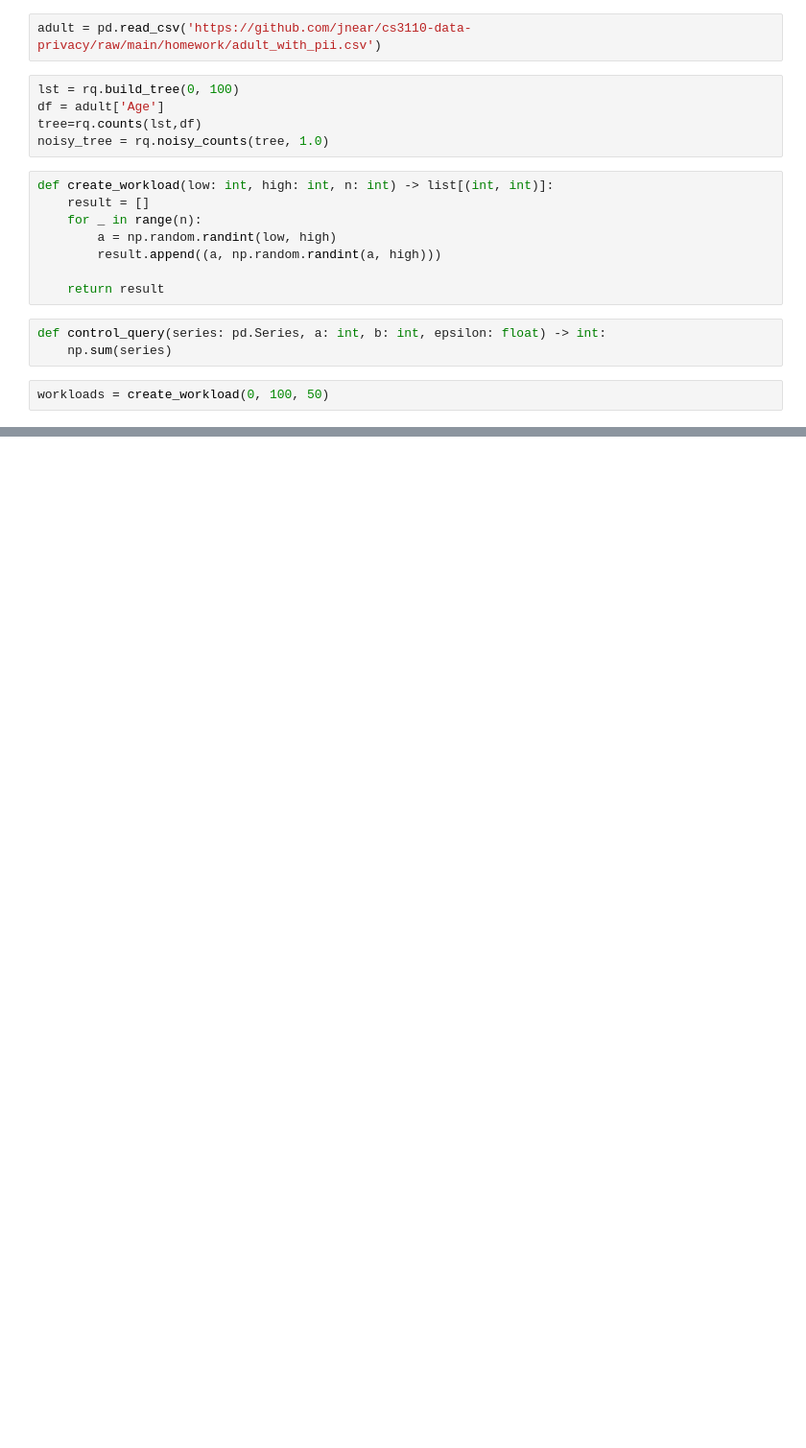
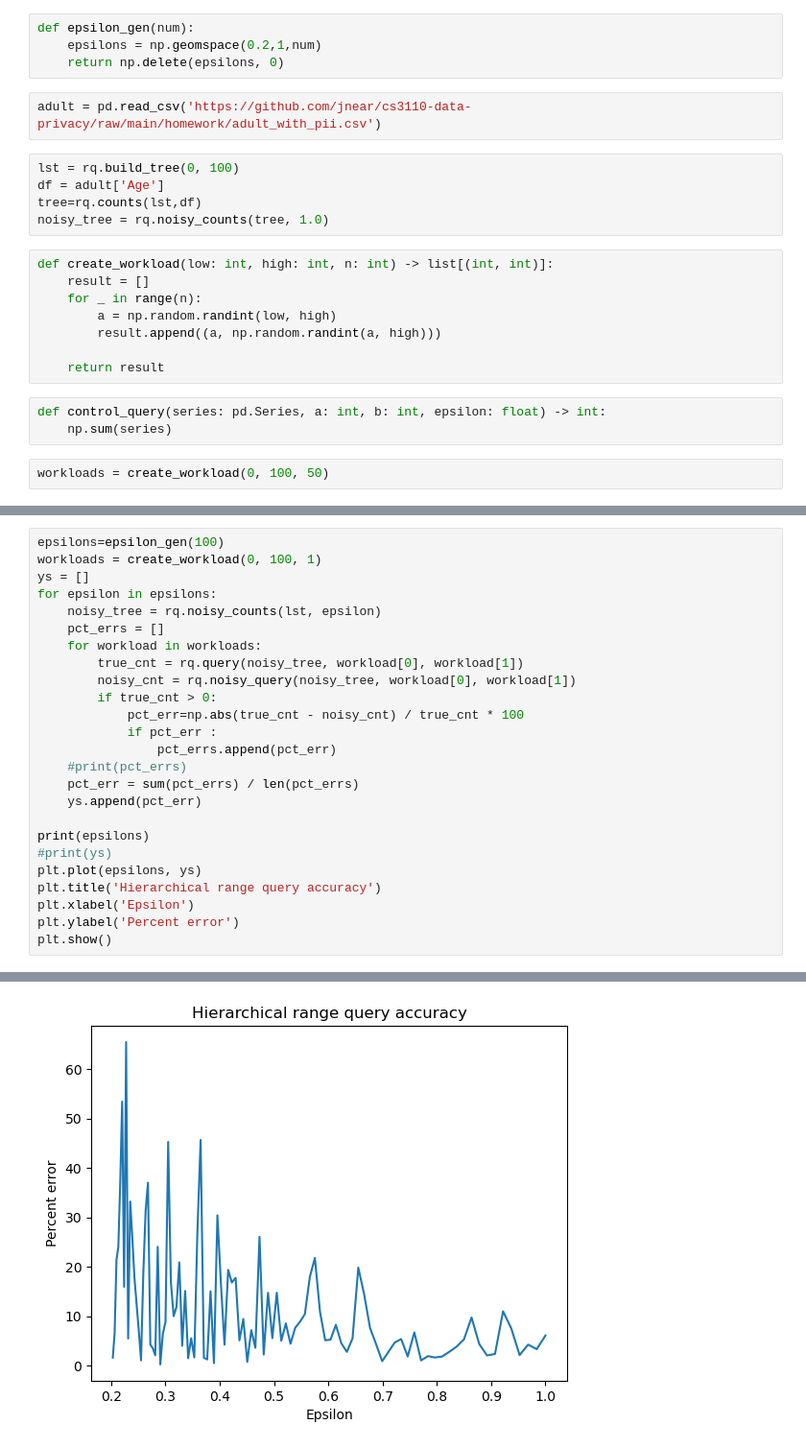
Before and after one commit to sbaldasty/dp-range-query, a Jupyter notebook: analysis.ipynb, the cells around one changed output, grey strips where cells are left out. Shown at 96% size. Drawn from its saved outputs; the diff is of its cells as text; blank space fills up the shorter version.

```diff
--- a/analysis.ipynb
+++ b/analysis.ipynb
@@ -6,6 +6,10 @@ import numpy as np
 # TODO Take the dash out of the name to avoid this hackery
 import importlib
 rq = importlib.import_module("range-query")
+# %%
+def epsilon_gen(num):
+    epsilons = np.geomspace(0.2,1,num)
+    return np.delete(epsilons, 0)
 # %%
 adult = pd.read_csv('https://github.com/jnear/cs3110-data-privacy/raw/main/homework/adult_with_pii.csv')
 # %%
@@ -46,0 +49,26 @@ plt.plot(pl)
+# %%
+epsilons=epsilon_gen(100)
+workloads = create_workload(0, 100, 1)
+ys = []
+for epsilon in epsilons:
+    noisy_tree = rq.noisy_counts(lst, epsilon)
+    pct_errs = []
+    for workload in workloads:
+        true_cnt = rq.query(noisy_tree, workload[0], workload[1])
+        noisy_cnt = rq.noisy_query(noisy_tree, workload[0], workload[1])
+        if true_cnt > 0:
+            pct_err=np.abs(true_cnt - noisy_cnt) / true_cnt * 100
+            if pct_err :
+                pct_errs.append(pct_err)
+    #print(pct_errs)
+    pct_err = sum(pct_errs) / len(pct_errs)
+    ys.append(pct_err)
+
+print(epsilons)
+#print(ys)
+plt.plot(epsilons, ys)
+plt.title('Hierarchical range query accuracy')
+plt.xlabel('Epsilon')
+plt.ylabel('Percent error')
+plt.show()
+# %% [output]
@@ -46,0 +92 @@ plt.plot(pl)
+[figure, added]
```
Also changed, not shown: parts of 2 cells of this notebook, 1 other file.
